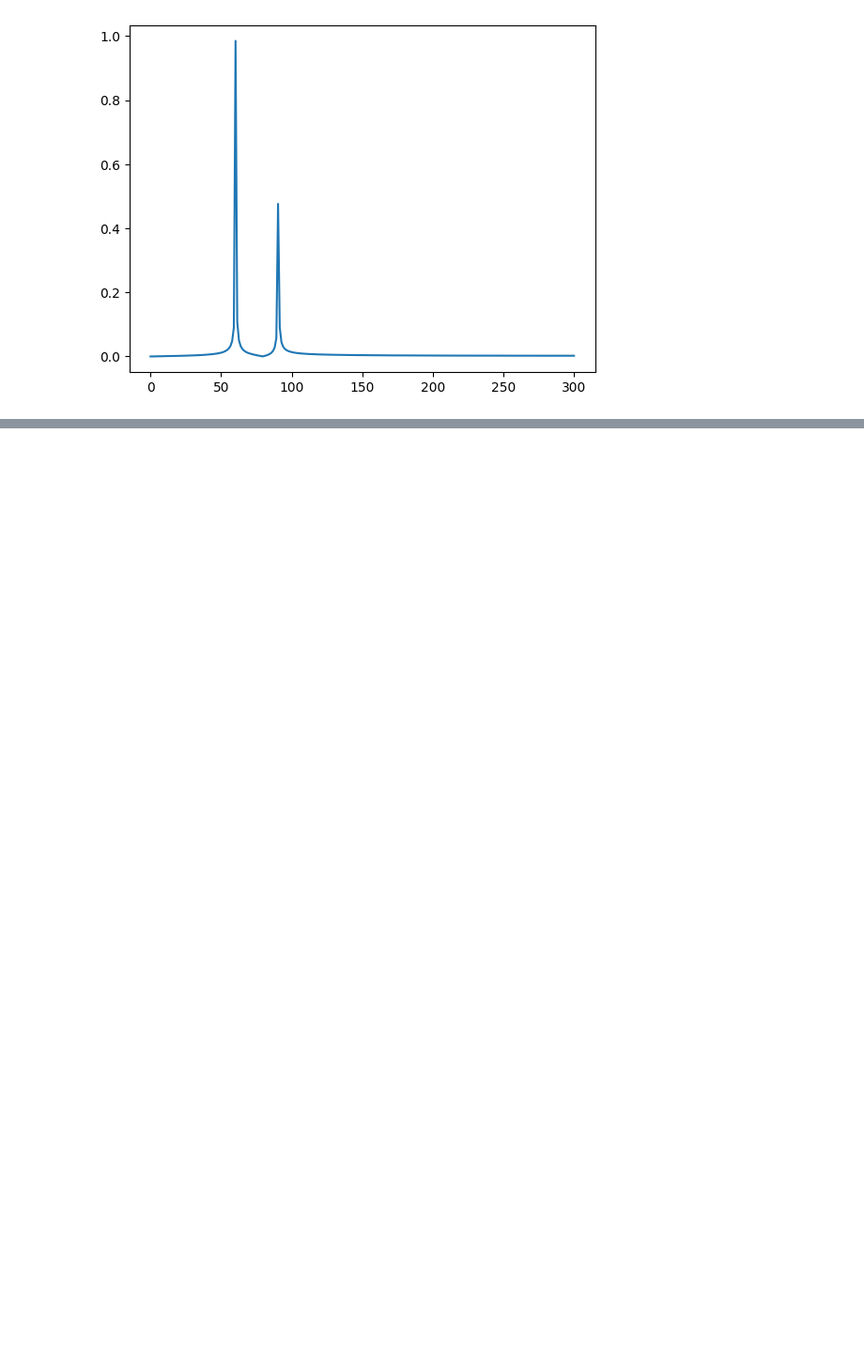
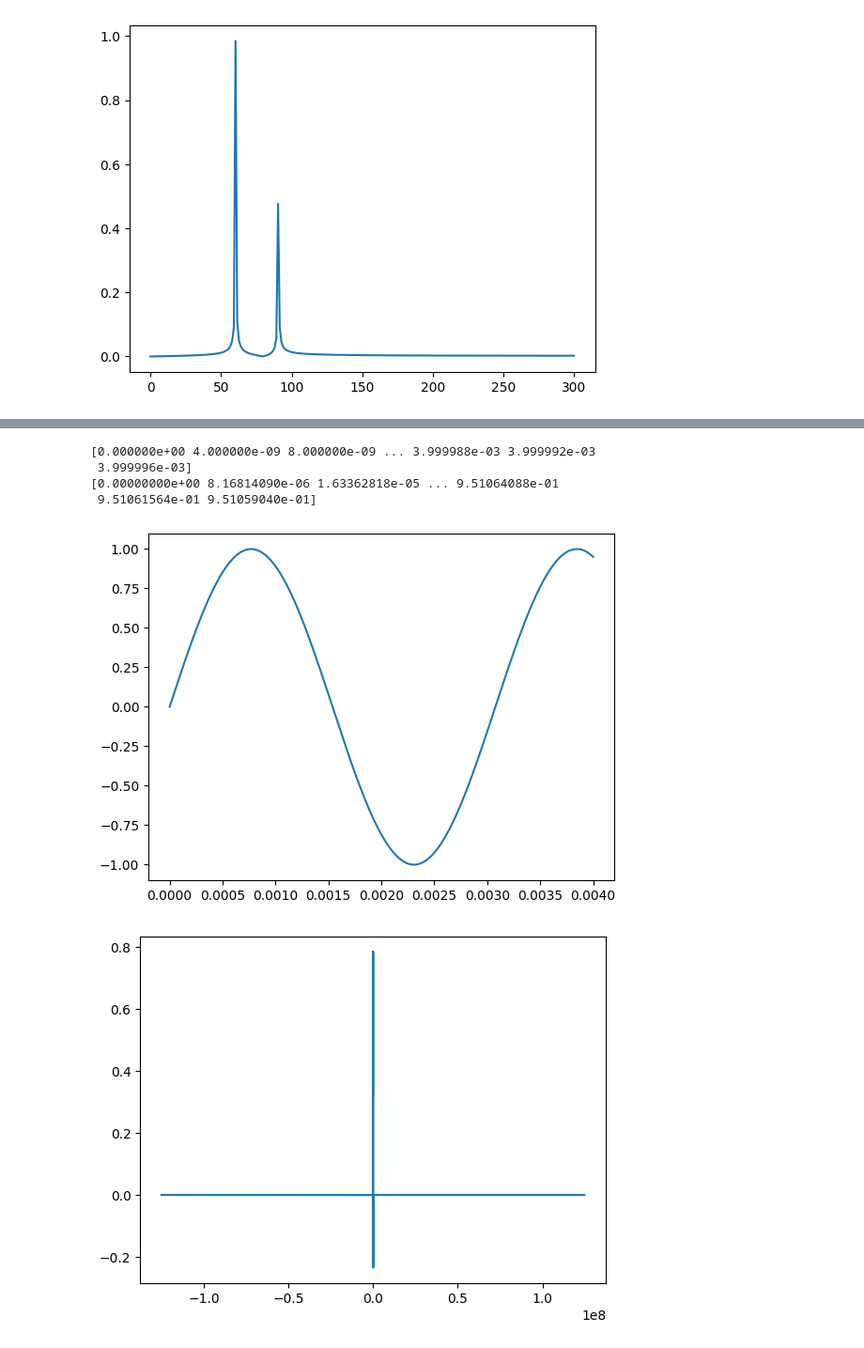
Before and after one commit to 106368030chentairong/SIV-POWER, a Jupyter notebook: test_FFT.ipynb, the cells around one changed output, grey strips where cells are left out. Shown at 94% size. Cells and saved outputs as stored; diff of their text form; code cells hidden in the pictures; blank space fills up the shorter version.

```diff
--- a/test_FFT.ipynb
+++ b/test_FFT.ipynb
@@ -26,0 +104,28 @@ y_f = np.fft.fft(noise)
+# %%
+
+import numpy as np
+import matplotlib.pyplot as plt
+
+Ts=400E-6*10/1000000
+t = Ts*np.array(range(1000000))
+x = np.sin(2*np.pi*325*t)
+
+print(t)
+print(x)
+
+X=np.fft.fft(x,np.size(x,0),axis=0)/x.size*2
+freq=np.fft.fftfreq(np.size(x,0),Ts)
+
+plt.figure(1)
+plt.plot(t,x)
+plt.show()
+plt.figure(2)
+plt.plot(freq,np.real(X))
+plt.show()
+# %% [output]
+[0.000000e+00 4.000000e-09 8.000000e-09 ... 3.999988e-03 3.999992e-03
+ 3.999996e-03]
+[0.00000000e+00 8.16814090e-06 1.63362818e-05 ... 9.51064088e-01
+ 9.51061564e-01 9.51059040e-01]
+[figure, added]
+[figure, added]
```
Also changed, not shown: parts of 4 cells of this notebook, 8 other files.
